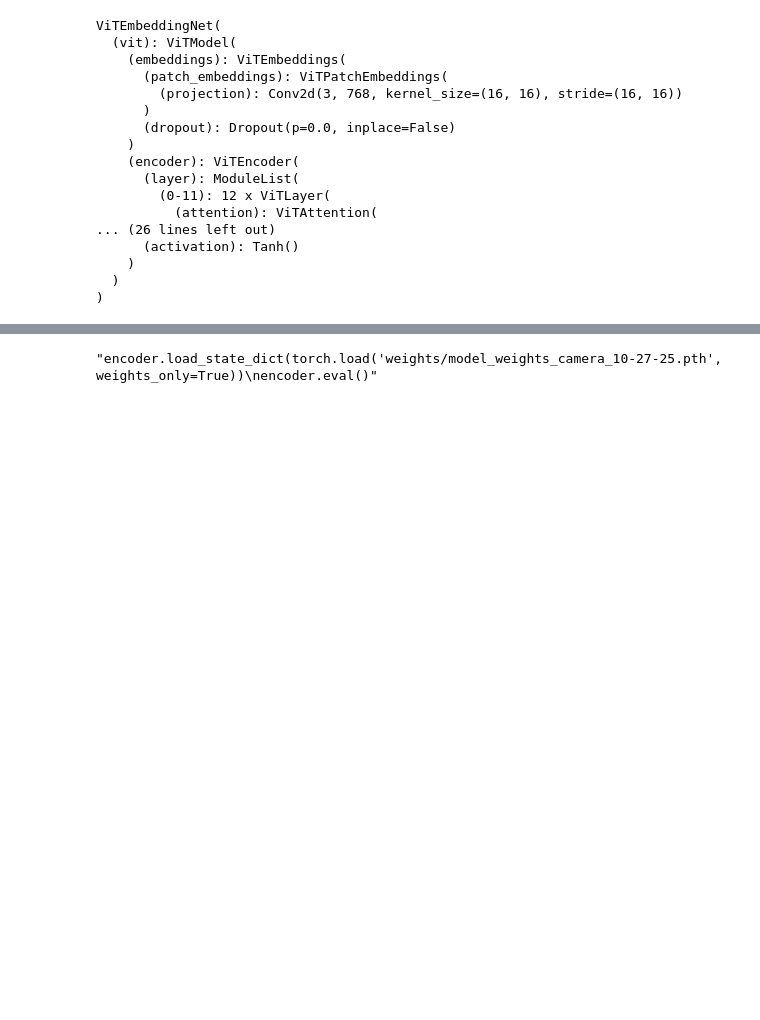
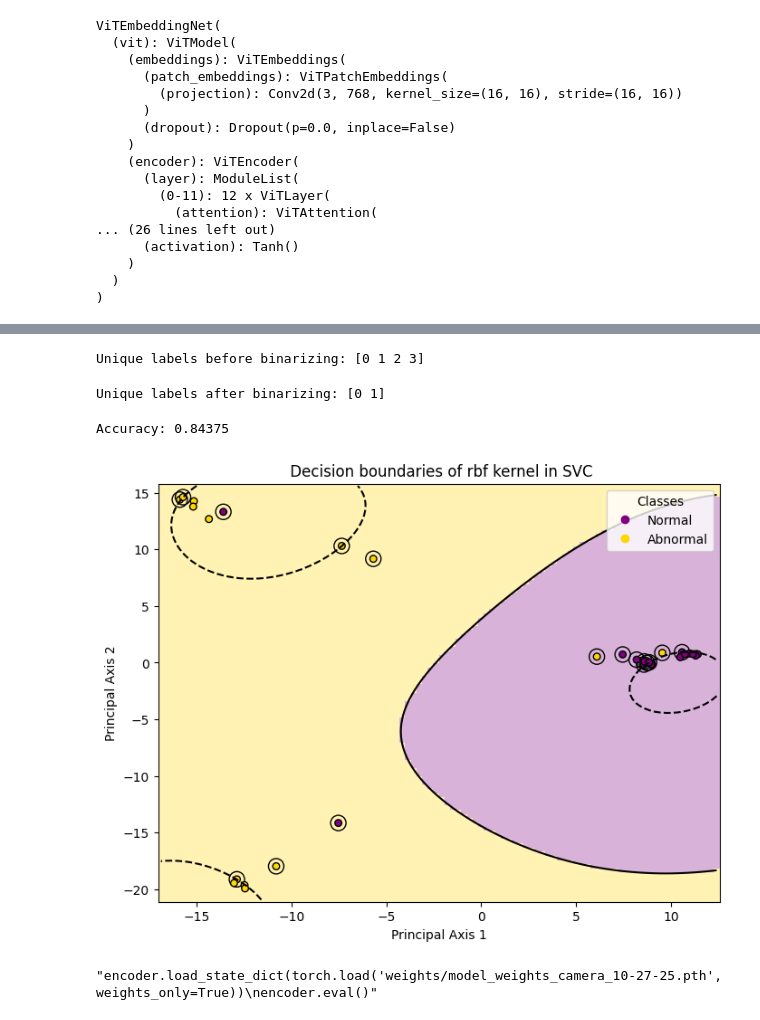
Before and after one commit to ModernNeesh/alertcalifornia-anomaly-detection, a Jupyter notebook: unused_notebooks/model_training.ipynb, the cells around one changed output, grey strips where cells are left out. Drawn from its saved outputs; the diff is of its cells as text; code cells hidden in the pictures; blank space fills up the shorter version.

```diff
--- a/unused_notebooks/model_training.ipynb
+++ b/unused_notebooks/model_training.ipynb
@@ -77,0 +146,8 @@ losses = model_functions.train_model(encoder, train_data=train_dataloader, num_e
+# %%
+# Recreate encoder & move to device
+vit = ViTModel.from_pretrained("google/vit-base-patch16-224", dtype=torch.float32)
+encoder = ViTEmbeddingNet(vit).to(device)
+
+# Load trained weights
+encoder.load_state_dict(torch.load(arcface_weights_path, map_location=device))
+encoder.eval()
@@ -78,3 +174,40 @@ losses = model_functions.train_model(encoder, train_data=train_dataloader, num_e
+# %%
+raw_embeddings, raw_labels = model_functions.get_batch_embeddings(
+    encoder,
+    val_dataloader,
+    device
+)
+# %%
+# Reduce to 2-D with PCA / downstream SVM
+embeddings, labels = model_functions.reduce_pca(
+    raw_embeddings,
+    raw_labels,
+    dimensions=2
+)
+# %%
+import numpy as np
+print("Unique labels before binarizing:", np.unique(labels))
+# %% [output]
+Unique labels before binarizing: [0 1 2 3]
+# %%
+# Binarizing the 4pt scale
+# 0 = Normal, 1 = Abnormal
+binary_labels = (labels >= 2).astype(np.int64)
+
+print("Unique labels after binarizing:", np.unique(binary_labels))
+# should print [0 1]
+# %% [output]
+Unique labels after binarizing: [0 1]
+# %%
+svm = data_vis.plot_with_decision_boundary(
+    'rbf',             # kernel
+    embeddings,        # 2D PCA embeddings
+    binary_labels,     # <-- use the binarized labels
+    names={0: "Normal", 1: "Abnormal"}  # make sure both keys exist
+)
+# %% [output]
+Accuracy: 0.84375
+[figure, added]
 # %%
 """encoder.load_state_dict(torch.load('weights/model_weights_camera_10-27-25.pth', weights_only=True))
 encoder.eval()"""
```
Also changed, not shown: parts of 13 cells of this notebook, 2 other files.
